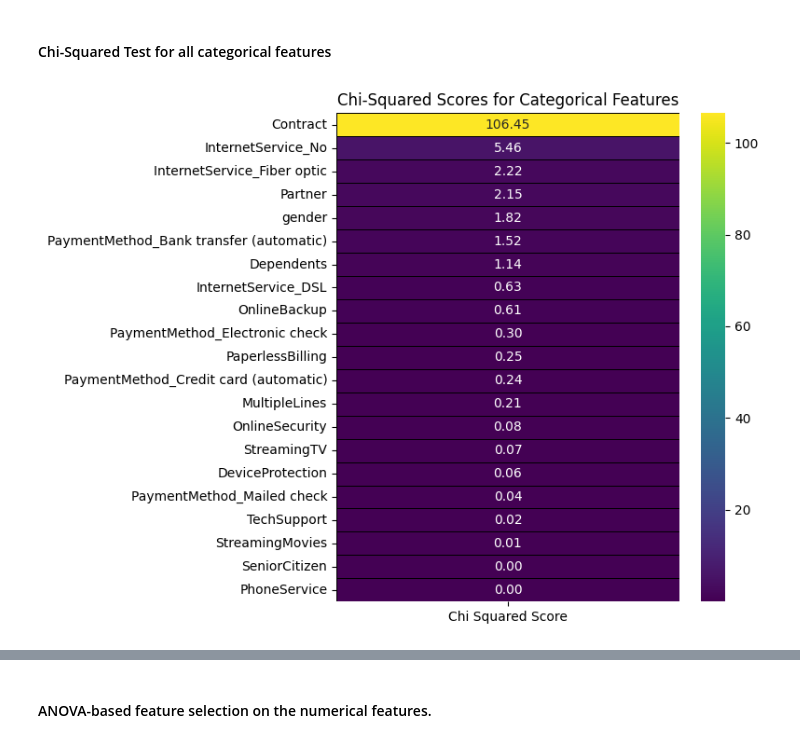
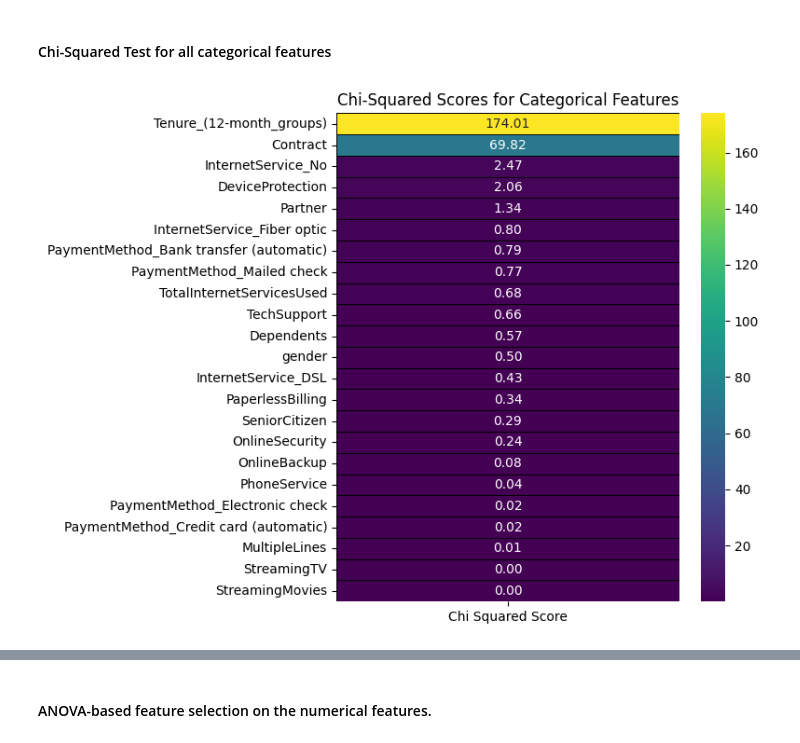
Before and after one commit to Roshani002/SSPL_Practical_Assessment, a Jupyter notebook: classification_models.ipynb, the cells around one changed output, grey strips where cells are left out. Saved outputs shown, nothing was run; the diff lists cells and outputs as text; code cells hidden in the pictures.

```diff
--- a/classification_models.ipynb
+++ b/classification_models.ipynb
@@ -45,34 +96,35 @@ Name: proportion, dtype: float64
 # %% [markdown]
 #### Chi-Squared Test for all categorical features
 # %%
-categorical_features = [
-    'InternetService_DSL', 'InternetService_Fiber optic', 'InternetService_No',
-    'PaymentMethod_Bank transfer (automatic)', 'PaymentMethod_Credit card (automatic)',
-    'PaymentMethod_Electronic check', 'PaymentMethod_Mailed check',
-    'Contract', 'gender', 'Partner', 'Dependents', 'PhoneService', 'PaperlessBilling',
-    'MultipleLines', 'OnlineSecurity', 'OnlineBackup', 'DeviceProtection',
-    'TechSupport', 'StreamingTV', 'StreamingMovies', 'SeniorCitizen'
-]
+categorical_features = ['InternetService_DSL', 'InternetService_Fiber optic',
+       'InternetService_No', 'PaymentMethod_Bank transfer (automatic)',
+       'PaymentMethod_Credit card (automatic)',
+       'PaymentMethod_Electronic check', 'PaymentMethod_Mailed check',
+       'Contract', 'gender', 'Partner', 'Dependents', 'PhoneService',
+       'PaperlessBilling', 'Tenure_(12-month_groups)', 'MultipleLines',
+       'OnlineSecurity', 'OnlineBackup', 'DeviceProtection', 'TechSupport',
+       'StreamingTV', 'StreamingMovies', 'SeniorCitizen',
+       'TotalInternetServicesUsed']
 
 
-features = X_train_res.loc[:, categorical_features]
-target = pd.DataFrame(y_train_res, columns=['Churn'])
+features = X_train.loc[:, categorical_features]
+target = pd.DataFrame(y_train, columns=['Churn'])
 
 # Apply Chi-Squared test
 best_features = SelectKBest(score_func=chi2, k='all')
 fit = best_features.fit(features, target)
 
 # DataFrame with Chi-Squared scores
 featureScores = pd.DataFrame(data=fit.scores_, index=features.columns, columns=['Chi Squared Score'])
 
 # Plot heatmap
 plt.figure(figsize=(8, 6))
 sns.heatmap(
     featureScores.sort_values(by='Chi Squared Score', ascending=False),
     annot=True, cmap='viridis', linewidths=0.4, linecolor='black', fmt='.2f'
 )
 plt.title('Chi-Squared Scores for Categorical Features')
 plt.tight_layout()
 plt.show()
 # %% [output]
-[figure, old version]
+[figure, new version]
```
Also changed, not shown: parts of 39 cells of this notebook, 45 other files.
